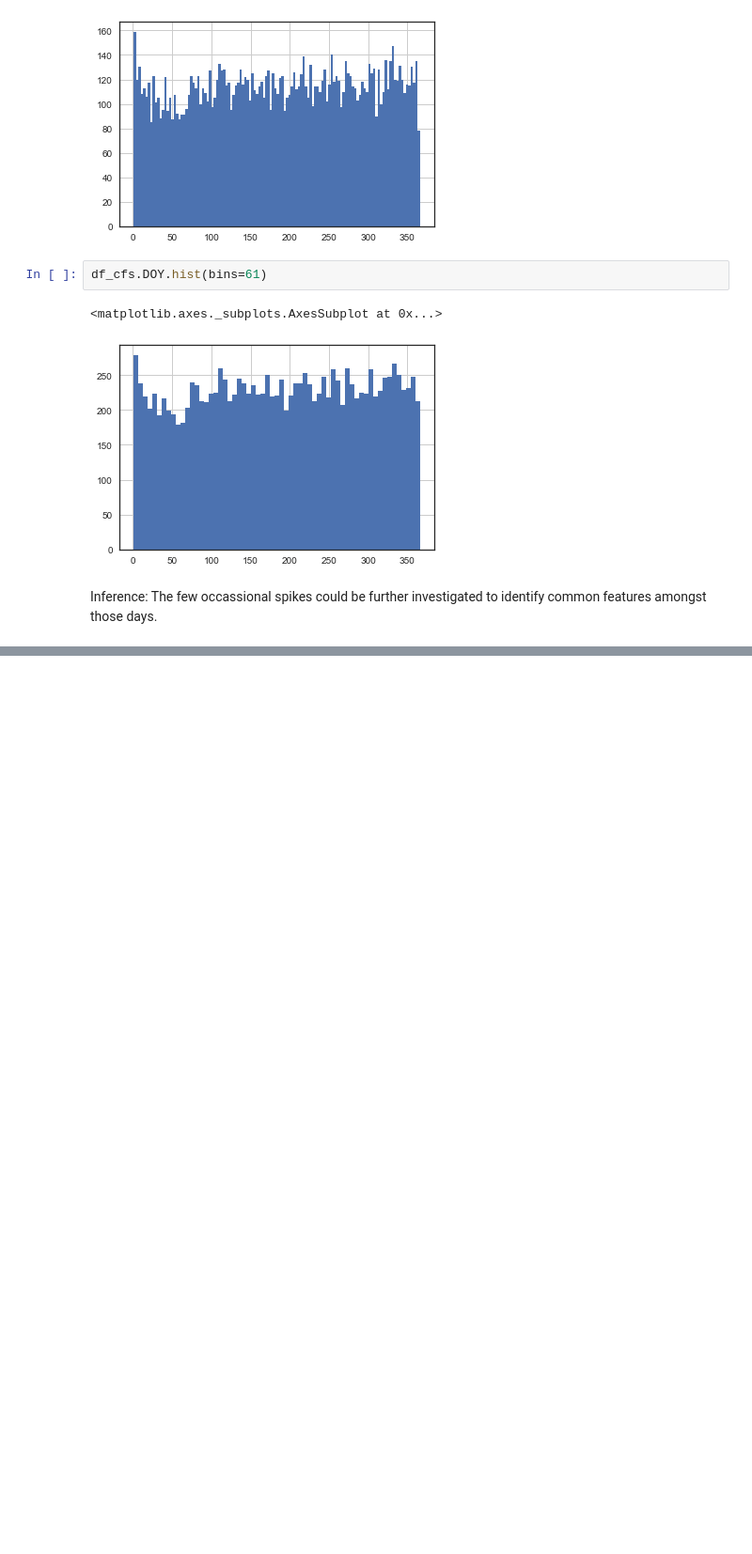
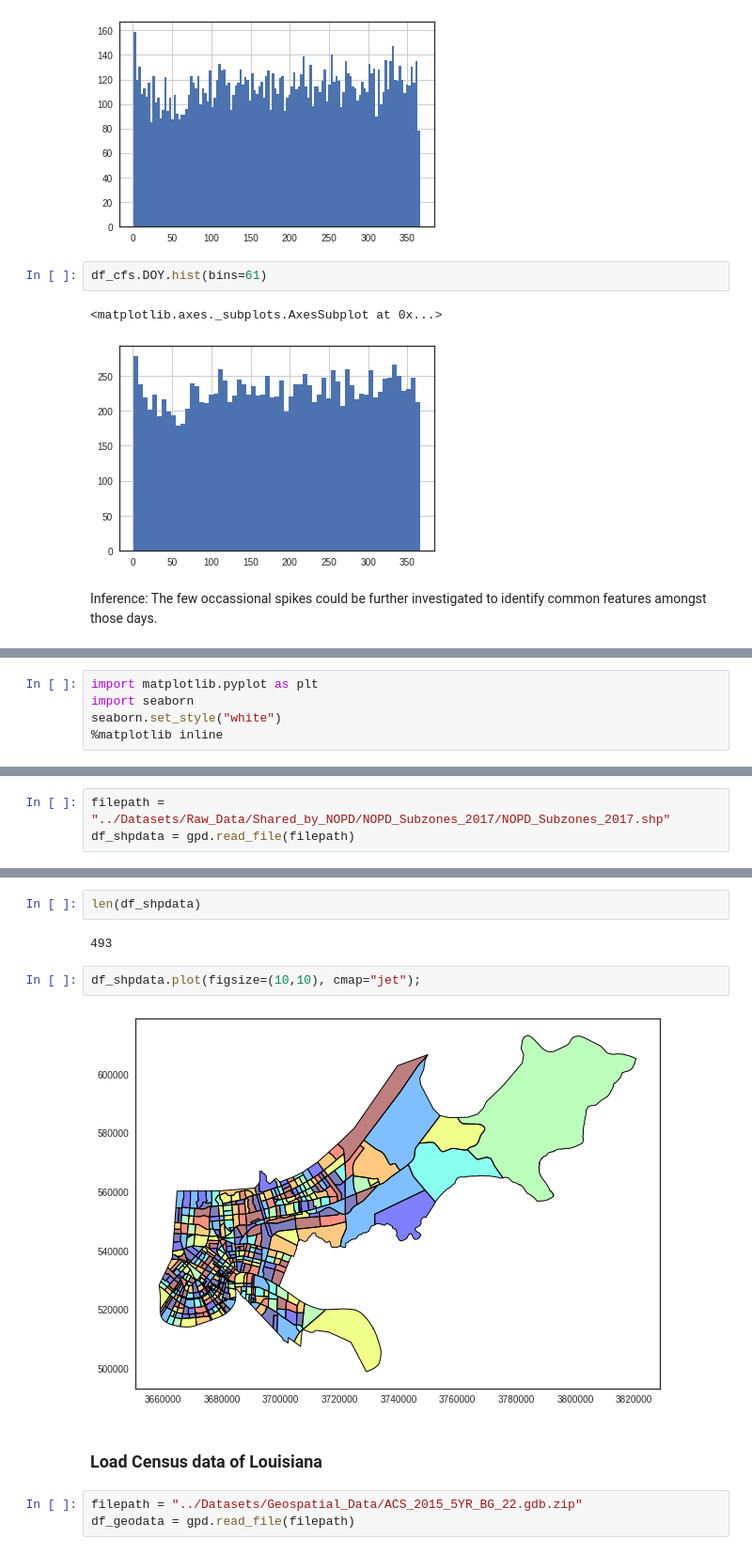
Before and after one commit to nikhilba/NOLA, a Jupyter notebook: Analysis/CFS_Exploratory_Analysis.ipynb, the cells around one changed output, grey strips where cells are left out. Shown at 94% size. Saved outputs shown, nothing was run; the diff lists cells and outputs as text; blank space fills up the shorter version.

```diff
--- a/Analysis/CFS_Exploratory_Analysis.ipynb
+++ b/Analysis/CFS_Exploratory_Analysis.ipynb
@@ -162,0 +183,5 @@ Inference: The few occassional spikes could be further investigated to identify
+# %%
+import matplotlib.pyplot as plt
+import seaborn
+seaborn.set_style("white")
+%matplotlib inline
@@ -162,0 +190,3 @@ Inference: The few occassional spikes could be further investigated to identify
+# %%
+filepath = "../Datasets/Raw_Data/Shared_by_NOPD/NOPD_Subzones_2017/NOPD_Subzones_2017.shp"
+df_shpdata = gpd.read_file(filepath)
@@ -162,0 +203,13 @@ Inference: The few occassional spikes could be further investigated to identify
+# %%
+len(df_shpdata)
+# %% [output]
+493
+# %%
+df_shpdata.plot(figsize=(10,10), cmap="jet");
+# %% [output]
+[figure, added]
+# %% [markdown]
+### Load Census data of Louisiana
+# %%
+filepath = "../Datasets/Geospatial_Data/ACS_2015_5YR_BG_22.gdb.zip"
+df_geodata = gpd.read_file(filepath)
```
Also changed, not shown: parts of 59 cells of this notebook.
